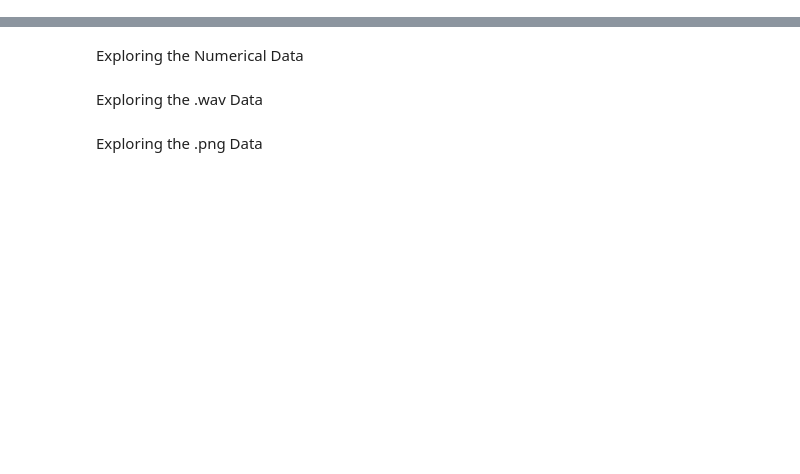
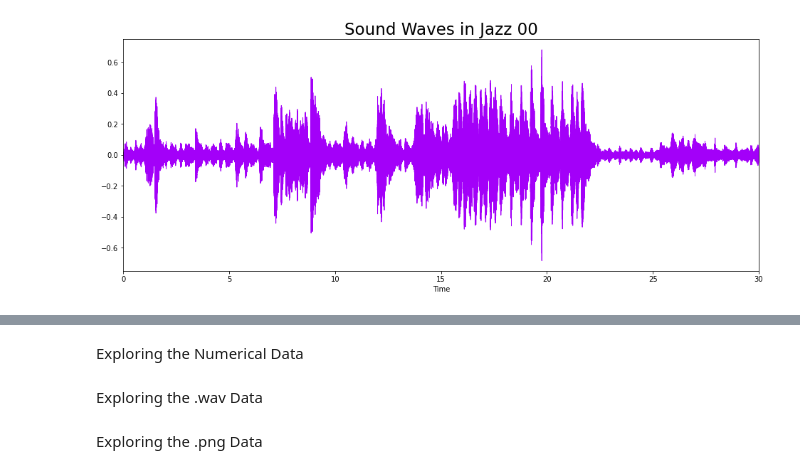
Before and after one commit to laurenquattrocchi/MusiCAPPture, a Jupyter notebook: Exploratory_Data_Analysis_ML_Music_Genre_Prediction.ipynb, the cells around one changed output, grey strips where cells are left out. Drawn from its saved outputs; the diff is of its cells as text; code cells hidden in the pictures; blank space fills up the shorter version.

```diff
--- a/Exploratory_Data_Analysis_ML_Music_Genre_Prediction.ipynb
+++ b/Exploratory_Data_Analysis_ML_Music_Genre_Prediction.ipynb
@@ -20,0 +40,17 @@ data = pd.read_csv('')
+# %%
+jazz, jazz_sr = librosa.load('/content/drive/My Drive/ML_Project/data_genres_original_jazz_jazz.00000.wav')
+
+print('y:', jazz, '\n')
+print('y shape:', np.shape(jazz), '\n')
+print('Sample Rate (KHz):', jazz_sr, '\n')
+# %%
+audio_file, _ = librosa.effects.trim(jazz)
+
+plt.figure(figsize = (16, 6))
+librosa.display.waveplot(y = audio_file, sr = jazz_sr, color = "#A300F9");
+plt.title("Sound Waves in Jazz 00", fontsize = 23);
+
+# reference
+#https://www.kaggle.com/datasets/andradaolteanu/gtzan-dataset-music-genre-classification
+# %% [output]
+[figure, added]
```
Also changed, not shown: parts of 27 cells of this notebook.
